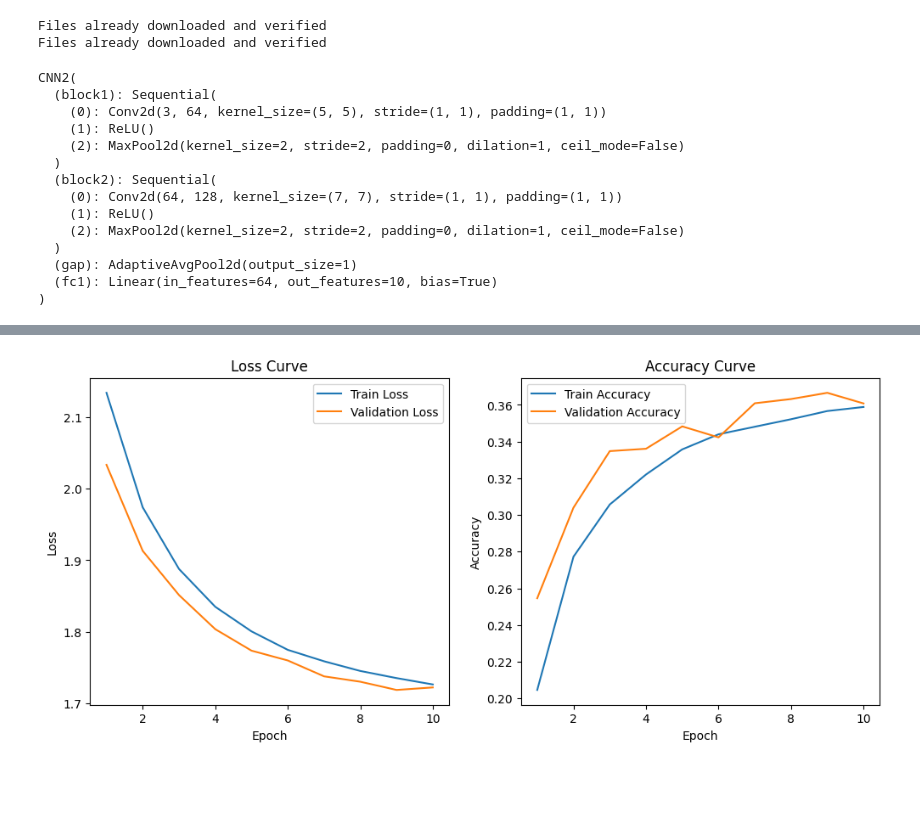
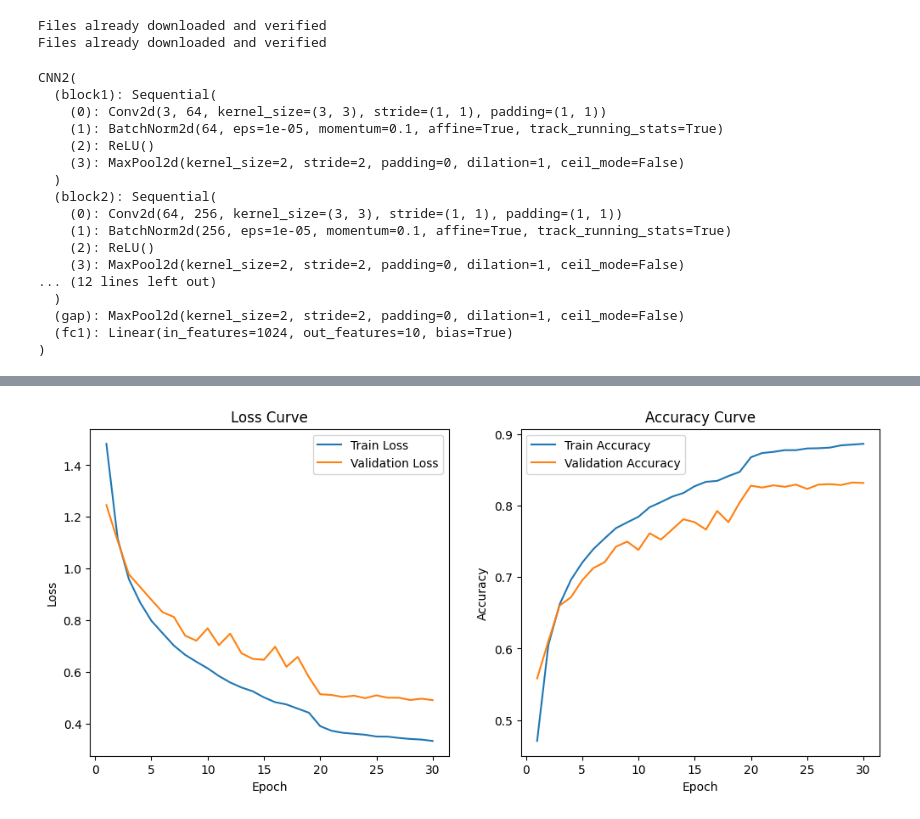
Before and after one commit to JackLiu1208/AI_practice_0814, a Jupyter notebook: cifar10_60.ipynb, the cells around one changed output, grey strips where cells are left out. Drawn from its saved outputs; the diff is of its cells as text; code cells hidden in the pictures; blank space fills up the shorter version.

```diff
--- a/cifar10_60.ipynb
+++ b/cifar10_60.ipynb
@@ -17,18 +17,20 @@ print(f"使用裝置：{device}")
 # %%
 # 2. 資料前處理與載入
 transform = transforms.Compose([
+    transforms.RandomCrop(32, padding=4),  # 隨機裁剪，邊緣補零
+    transforms.RandomHorizontalFlip(),      # 隨機水平翻轉
     transforms.ToTensor(),  # 直接將像素從 [0,255] => [0,1]
 ])
 
 trainset = torchvision.datasets.CIFAR10(
     root='./data', train=True, download=True, transform=transform)
 trainloader = torch.utils.data.DataLoader(
-    trainset, batch_size=128, shuffle=True, num_workers=2)
+    trainset, batch_size=256, shuffle=True, num_workers=2)
 
 testset = torchvision.datasets.CIFAR10(
     root='./data', train=False, download=True, transform=transform)
 testloader = torch.utils.data.DataLoader(
-    testset, batch_size=128, shuffle=False, num_workers=2)
+    testset, batch_size=256, shuffle=False, num_workers=2)
 # %% [output]
 Files already downloaded and verified
 Files already downloaded and verified
@@ -40,27 +42,42 @@ class CNN2(nn.Module):
         act = nn.ReLU()  # 或改成 nn.GELU()
 
         self.block1 = nn.Sequential(
-            nn.Conv2d(3, 64, kernel_size=3, padding=1),  # 32x32 -> 32x32
-            #nn.BatchNorm2d(64),
+            nn.Conv2d(3, 64, kernel_size =3, padding=1),  # 32x32 -> 32x32
+            nn.BatchNorm2d(64),
             act,
             nn.MaxPool2d(2, 2)                           # 32x32 -> 16x16
         )
         self.block2 = nn.Sequential(
-            nn.Conv2d(64, 128, kernel_size=3, padding=1),# 16x16 -> 16x16
-            #nn.BatchNorm2d(128),
+            nn.Conv2d(64, 256, kernel_size=3, padding=1),# 16x16 -> 16x16
+            nn.BatchNorm2d(256),
             act,
             nn.MaxPool2d(2, 2)                           # 16x16 -> 8x8
         )
+        self.block3 = nn.Sequential(
+            nn.Conv2d(256, 512, kernel_size=3, padding=1),# 16x16 -> 16x16
+            nn.BatchNorm2d(512),
+            act,
+            nn.MaxPool2d(2, 2)                           # 16x16 -> 8x8
+        )
+        self.block4 = nn.Sequential(
+            nn.Conv2d(512, 1024, kernel_size=3, padding=1),# 16x16 -> 16x16
+            nn.BatchNorm2d(1024),
+            act,
+            nn.MaxPool2d(2,2)                          # 16x16 -> 8x8
+        )
 
-        self.gap = nn.AdaptiveAvgPool2d(1)  # 8x8 -> 1x1
-        self.fc1 = nn.Linear(64, num_classes)
-        #self.fc1 = nn.Linear(128, num_classes)
+        self.gap = nn.MaxPool2d(2,2)  # 8x8 -> 1x1
+        # self.fc1 = nn.Linear(64, num_classes)
+        self.fc1 = nn.Linear(1024, num_classes)
 
     def forward(self, x):
         x = self.block1(x)   # (B,64,16,16)
-        #x = self.block2(x)   # (B,128,8,8)
+        x = self.block2(x)   # (B,128,8,8)
+        x = self.block3(x)   # (B,256,4,4)
+        x = self.block4(x)   # (B,512,2,2)
         x = self.gap(x)      # (B,256,1,1)
         x = x.view(x.size(0), -1)  # (B,256)
+        x = nn.Dropout(0.25)(x)
         x = self.fc1(x)      # (B,num_classes)
         return x
 
@@ -69,26 +86,29 @@ print(model2)
 
 # 4. 損失與優化器
 criterion = nn.CrossEntropyLoss()  # 直接接收整數標籤
-optimizer = optim.Adam(model2.parameters(), lr=0.001)
+optimizer = optim.Adam(model2.parameters(), lr=0.0001)
 # %% [output]
 CNN2(
   (block1): Sequential(
-    (0): Conv2d(3, 64, kernel_size=(5, 5), stride=(1, 1), padding=(1, 1))
-    (1): ReLU()
-    (2): MaxPool2d(kernel_size=2, stride=2, padding=0, dilation=1, ceil_mode=False)
+    (0): Conv2d(3, 64, kernel_size=(3, 3), stride=(1, 1), padding=(1, 1))
+    (1): BatchNorm2d(64, eps=1e-05, momentum=0.1, affine=True, track_running_stats=True)
+    (2): ReLU()
+    (3): MaxPool2d(kernel_size=2, stride=2, padding=0, dilation=1, ceil_mode=False)
   )
   (block2): Sequential(
-    (0): Conv2d(64, 128, kernel_size=(7, 7), stride=(1, 1), padding=(1, 1))
-    (1): ReLU()
-    (2): MaxPool2d(kernel_size=2, stride=2, padding=0, dilation=1, ceil_mode=False)
+    (0): Conv2d(64, 256, kernel_size=(3, 3), stride=(1, 1), padding=(1, 1))
+    (1): BatchNorm2d(256, eps=1e-05, momentum=0.1, affine=True, track_running_stats=True)
+    (2): ReLU()
+    (3): MaxPool2d(kernel_size=2, stride=2, padding=0, dilation=1, ceil_mode=False)
+... (12 lines left out)
   )
-  (gap): AdaptiveAvgPool2d(output_size=1)
-  (fc1): Linear(in_features=64, out_features=10, bias=True)
+  (gap): MaxPool2d(kernel_size=2, stride=2, padding=0, dilation=1, ceil_mode=False)
+  (fc1): Linear(in_features=1024, out_features=10, bias=True)
 )
 # %%
 import matplotlib.pyplot as plt
 
-num_epochs = 10
+num_epochs = 30
 
 train_losses = []
 train_accuracies = []
@@ -107,6 +127,8 @@ for epoch in range(1, num_epochs + 1):
         outputs = model2(imgs)
         loss = criterion(outputs, labels)
         loss.backward()
+        if epoch == 20:
+            optimizer = optim.Adam(model2.parameters(), lr=0.00003) # 在第20個epoch時降低學習率
         optimizer.step()
 
         running_loss += loss.item() * imgs.size(0)
@@ -177 +206 @@ Epoch 10/10 — Train Loss: 1.7260, Train Acc: 0.3589 — Val Loss: 1.7219, Val
-[figure, old version]
+[figure, new version]
```
Also changed, not shown: parts of 1 cell of this notebook.
